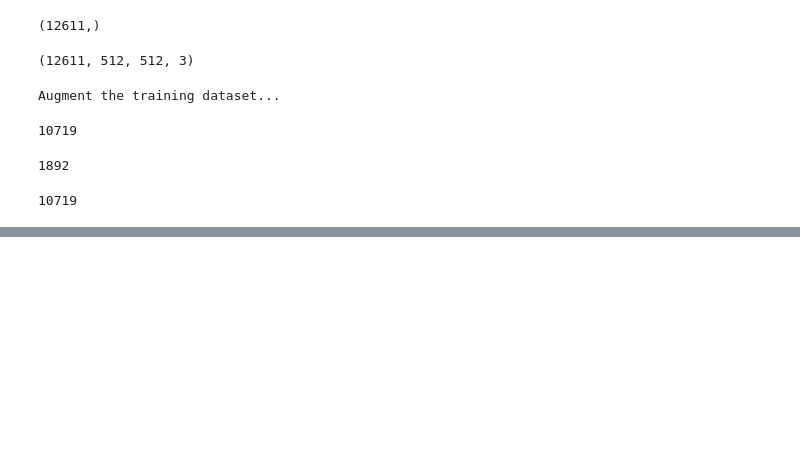
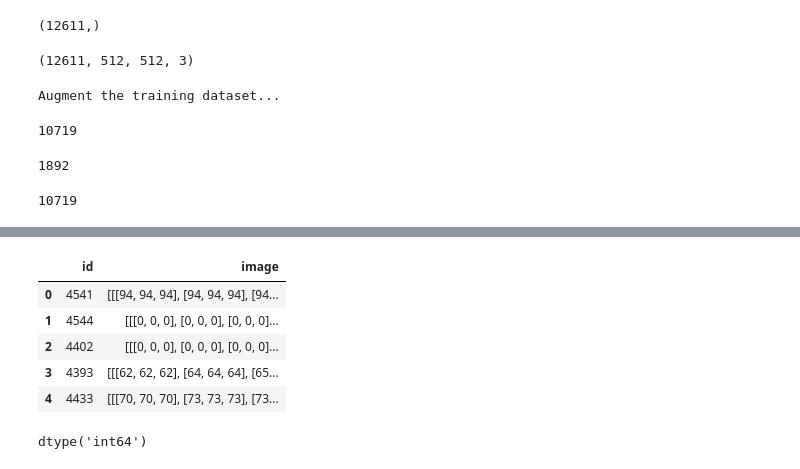
Before and after one commit to DineshVangumalli/deep-learning, a Jupyter notebook: rsna-bone-age.ipynb, the cells around one changed output, grey strips where cells are left out. Saved outputs shown, nothing was run; the diff lists cells and outputs as text; code cells hidden in the pictures; blank space fills up the shorter version.

```diff
--- a/rsna-bone-age.ipynb
+++ b/rsna-bone-age.ipynb
@@ -442,0 +471,14 @@ Epoch 1/30
+# %%
+images_test.head()
+# %% [output]
+|  | id | image |
+| 0 | 4541 | [[[94, 94, 94], [94, 94, 94], [94... |
+| 1 | 4544 | [[[0, 0, 0], [0, 0, 0], [0, 0, 0]... |
+| 2 | 4402 | [[[0, 0, 0], [0, 0, 0], [0, 0, 0]... |
+| 3 | 4393 | [[[62, 62, 62], [64, 64, 64], [65... |
+| 4 | 4433 | [[[70, 70, 70], [73, 73, 73], [73... |
+# %%
+images_test['id'] = images_test.id.astype('int64')
+images_test['id'].dtype
+# %% [output]
+dtype('int64')
```
Also changed, not shown: parts of 40 cells of this notebook.
